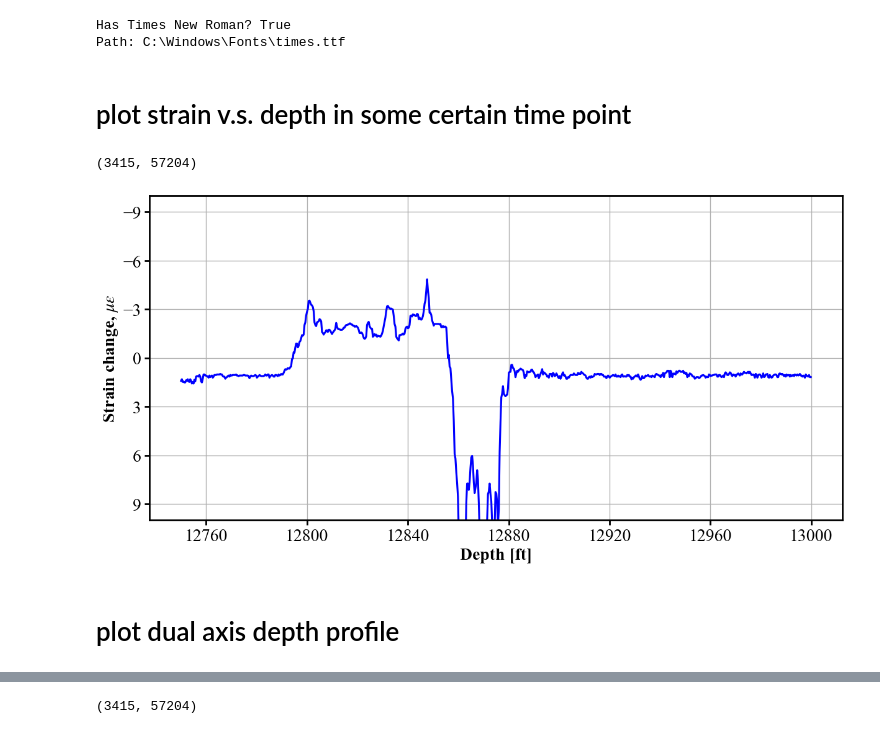
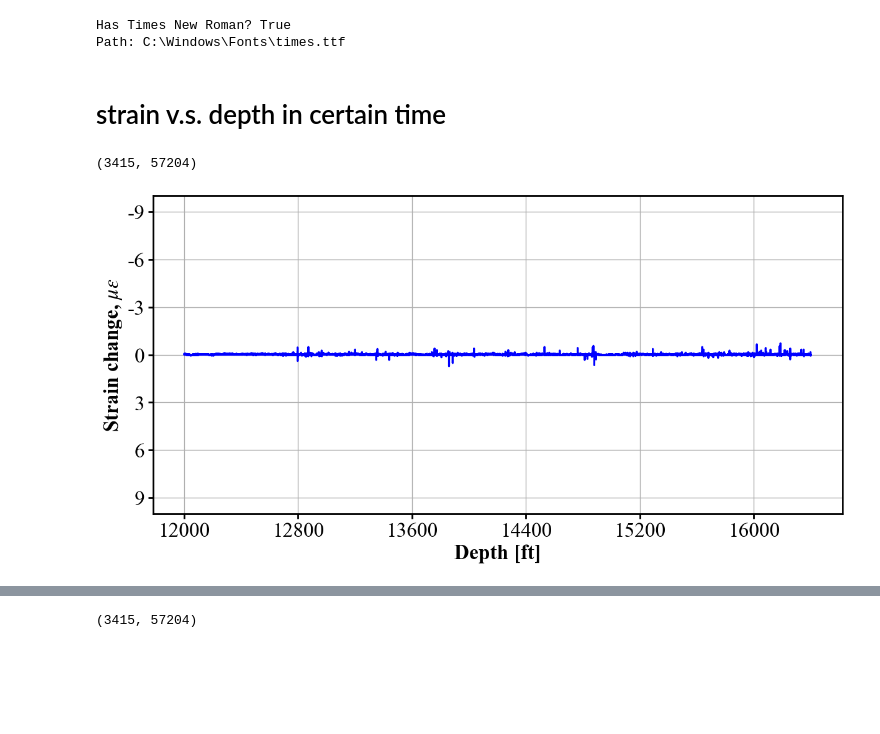
Before and after one commit to felix-mao-1516/plot-for-research-, a Jupyter notebook: 2D_plot_and_slippage_clbrt.ipynb, the cells around one changed output, grey strips where cells are left out. Saved outputs shown, nothing was run; the diff lists cells and outputs as text; code cells hidden in the pictures; blank space fills up the shorter version.

```diff
--- a/2D_plot_and_slippage_clbrt.ipynb
+++ b/2D_plot_and_slippage_clbrt.ipynb
@@ -41,7 +41,7 @@ print('Path:', path)  # 如果抛错 / 找不到，就表示系统没有该字
 Has Times New Roman? True
 Path: C:\Windows\Fonts\times.ttf
 # %% [markdown]
-# plot strain v.s. depth in some certain time point
+# strain v.s. depth in certain time
 # %%
 %reload_ext autoreload
 %autoreload 2
@@ -51,12 +51,12 @@ import h5py
 import pandas as pd
 from plot_style import make_standard_figure, plot_depth_profiles_in_window, decode_stamps_to_datetimeindex
 
-f1 = h5py.File('C:/Users/fengxiang.mao/Desktop/Devon data/HFTS-1_Devon/Evo_5_6_7_Sep_2025/Evo 7 (flowback)/Zgabay A14H - flowback - strain change.h5','r')
+# f1 = h5py.File('C:/Users/fengxiang.mao/Desktop/Devon data/HFTS-1_Devon/Evo_5_6_7_Sep_2025/Evo 7 (flowback)/Zgabay A14H - flowback - strain change.h5','r')
 # f1 = h5py.File('C:/Users/fengxiang.mao/Desktop/Devon data/HFTS-1_Devon/20220707/Evo 5 (POP)/Zgabay A14H - pop - strain change.h5','r')
+f1 = h5py.File('C:/Users/fengxiang.mao/Desktop/Devon data/HFTS-1_Devon/Evo_5_6_7_Sep_2025/Evo 7 (flowback)/corrected_Evo7.h5','r')
 
 
-
-dstrain = (f1['data'])
+dstrain = (f1['rate_corrected'])
 depth = (f1['depth'])
 date_plot = (f1['stamps'])
 
@@ -86,42 +86,40 @@ stamps_idx = decode_stamps_to_datetimeindex(date_plot, fmt='%m/%d/%Y %H:%M:%S.%f
 # 2) 用“时间戳”选多个时刻（需要 stamps_index）
 fig, ax = plot_depth_profiles_in_window(
     dstrain, depth,
-    depth_min=12800-50, depth_max=13000,#
+    depth_min=12000, depth_max=16400,#
     # times=["2022-06-01 07:51:07"],
     times=[#"2022-06-01 08:00:00",
         #    "2022-06-01 08:09:03",
         #    "2022-06-02 08:00:00",
         #    "2022-06-03 08:00:00",
-           "2022-06-03 11:00:00",],
+           "2022-06-03 12:00:00",],
         #    "2022-06-04 08:00:00",
         #    "2022-06-05 07:30:00",
         #    "2022-06-06 09:45:00",],   # 多个时刻（时间字符串） #["2022-03-19 18:51:16", "2022-03-14 21:10:00"]
 
     stamps_index=stamps_idx,                                 # 传入时间索引以最近匹配
     depth_unit="ft", strain_unit=r'$\mu\varepsilon$',
     grid=True, legend='auto',
     figsize = (12, 6)
 )
 
 ax.set_ylim(-10,10)
 ax.legend(loc='lower left', ncol=2) #'upper left'
 leg = ax.get_legend()
 if leg is not None:
     leg.remove()
 
 #let the legend in to two columns
 # ax.legend(loc='upper right', ncol=2)
 
 # user defined legend labels
 # lines = [ln for ln in ax.get_lines() if ln.get_label() != '_nolegend_']
 # line_colors = ['navy','pink' , 'green', 'red', 'orange', 'blue']  # Define a list of colors for the lines
 # for line, color in zip(lines, line_colors):
 #     line.set_color(color)
 # ax.legend(lines, ["all shut in", "5H flowback", "5H shut-in", "3H flowback", "3H shut-in", "4H flowback"],loc='lower left', ncol=2)
 # adjust lines color (7 lines)
 
 ax.invert_yaxis()  # 深度轴反向
 # %% [output]
-[figure, old version]
+[figure, new version]
-# %% [markdown]
-# plot dual axis depth profile
```
Also changed, not shown: parts of 9 cells of this notebook, 6 other files.
